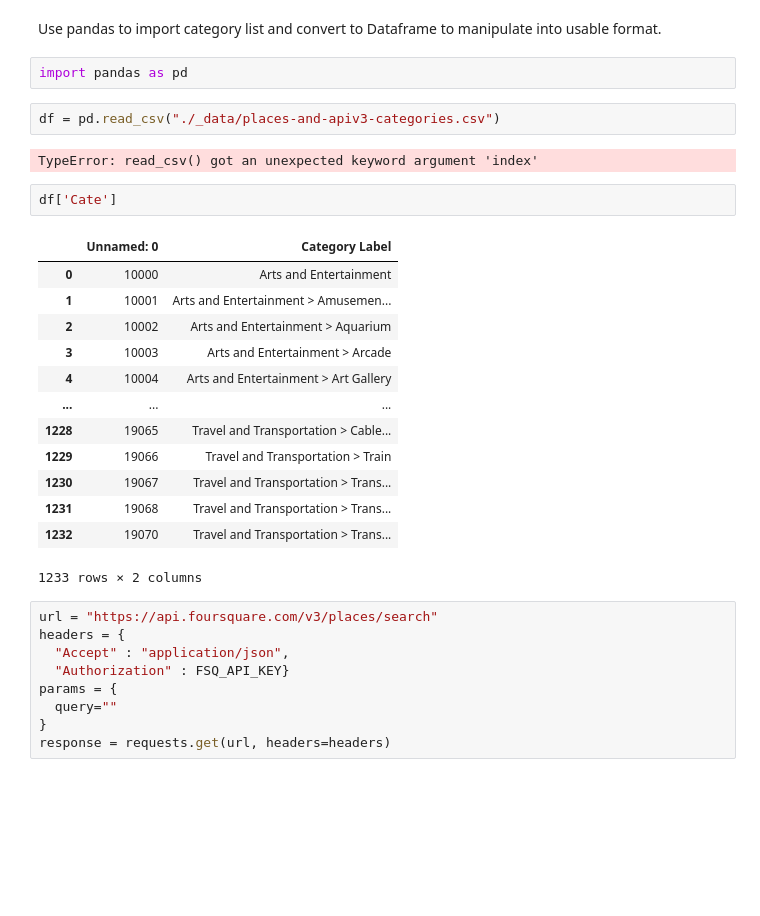
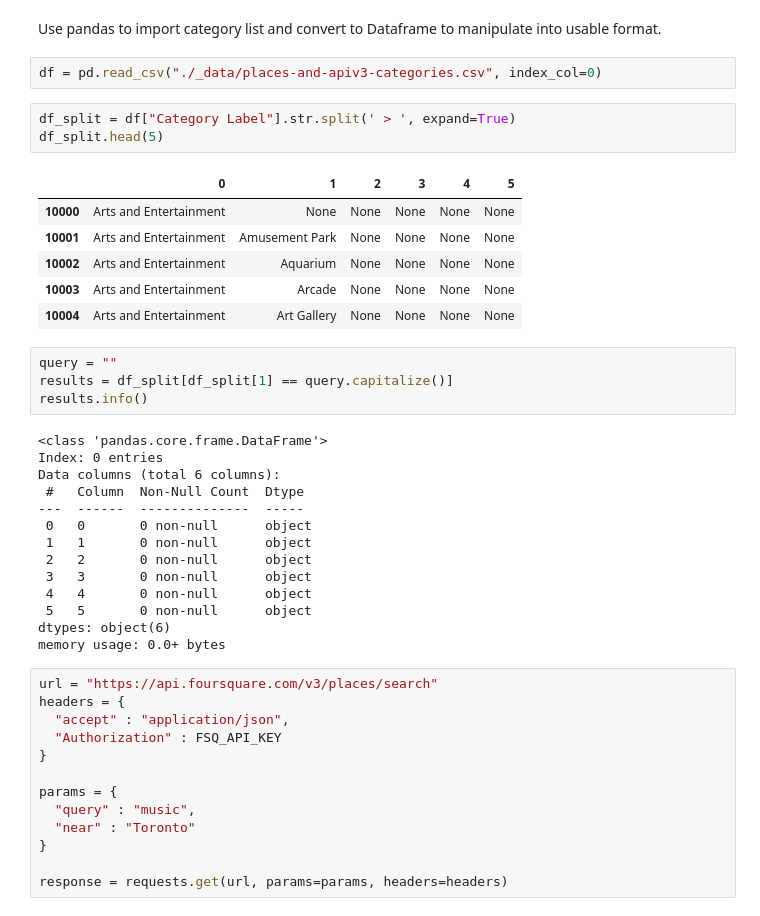
Before and after one commit to Leighson/lighthouse-data-notes-v2, a Jupyter notebook: w01_d5/notes.ipynb, the cells around one changed output. Cells and saved outputs as stored; diff of their text form; blank space fills up the shorter version.

```diff
--- a/w01_d5/notes.ipynb
+++ b/w01_d5/notes.ipynb
@@ -67,37 +68,49 @@ Each category is ID'd numerically as `10xxx` to `19xxx` in alphabetical order. E
 - 14xxx Event
 # %% [markdown]
 Use pandas to import category list and convert to Dataframe to manipulate into usable format.
-# %%
-import pandas as pd
 # %%
-df = pd.read_csv("./_data/places-and-apiv3-categories.csv")
+df = pd.read_csv("./_data/places-and-apiv3-categories.csv", index_col=0)
-# %% [output]
-TypeError: read_csv() got an unexpected keyword argument 'index'
-# %%
-df['Cate']
-# %% [output]
-|  | Unnamed: 0 | Category Label |
-| 0 | 10000 | Arts and Entertainment |
-| 1 | 10001 | Arts and Entertainment > Amusemen... |
-| 2 | 10002 | Arts and Entertainment > Aquarium |
-| 3 | 10003 | Arts and Entertainment > Arcade |
-| 4 | 10004 | Arts and Entertainment > Art Gallery |
-| ... | ... | ... |
-| 1228 | 19065 | Travel and Transportation > Cable... |
-| 1229 | 19066 | Travel and Transportation > Train |
-| 1230 | 19067 | Travel and Transportation > Trans... |
-| 1231 | 19068 | Travel and Transportation > Trans... |
-| 1232 | 19070 | Travel and Transportation > Trans... |
-1233 rows × 2 columns
+# %%
+df_split = df["Category Label"].str.split(' > ', expand=True)
+df_split.head(5)
+# %% [output]
+|  | 0 | 1 | 2 | 3 | 4 | 5 |
+| 10000 | Arts and Entertainment | None | None | None | None | None |
+| 10001 | Arts and Entertainment | Amusement Park | None | None | None | None |
+| 10002 | Arts and Entertainment | Aquarium | None | None | None | None |
+| 10003 | Arts and Entertainment | Arcade | None | None | None | None |
+| 10004 | Arts and Entertainment | Art Gallery | None | None | None | None |
+# %%
+query = ""
+results = df_split[df_split[1] == query.capitalize()]
+results.info()
+# %% [output]
+<class 'pandas.core.frame.DataFrame'>
+Index: 0 entries
+Data columns (total 6 columns):
+ #   Column  Non-Null Count  Dtype
+---  ------  --------------  -----
+ 0   0       0 non-null      object
+ 1   1       0 non-null      object
+ 2   2       0 non-null      object
+ 3   3       0 non-null      object
+ 4   4       0 non-null      object
+ 5   5       0 non-null      object
+dtypes: object(6)
+memory usage: 0.0+ bytes
 # %%
 url = "https://api.foursquare.com/v3/places/search"
 headers = {
-  "Accept" : "application/json",
-  "Authorization" : FSQ_API_KEY}
+  "accept" : "application/json",
+  "Authorization" : FSQ_API_KEY
+}
+
 params = {
-  query=""
+  "query" : "music",
+  "near" : "Toronto"
 }
-response = requests.get(url, headers=headers)
+
+response = requests.get(url, params=params, headers=headers)
 # %%
 response.json()
 # %% [output]
```
Also changed, not shown: parts of 8 cells of this notebook.
